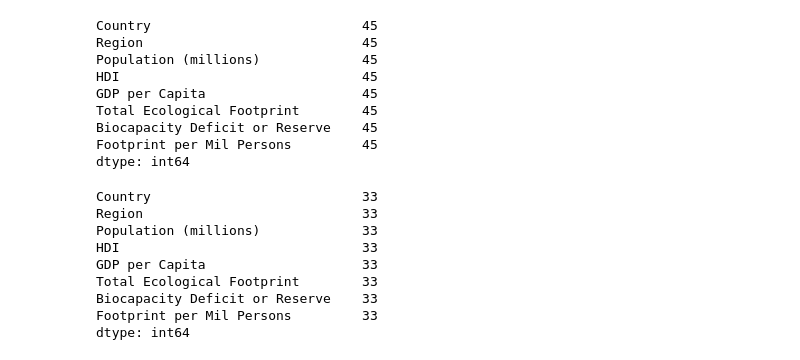
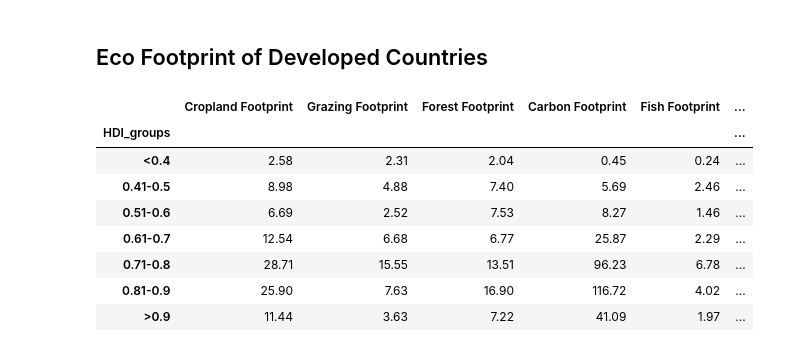
Before and after one commit to limbz-sami/Eco_footprint, a Jupyter notebook: footprint_development.ipynb, the cells around one changed output. Cells and saved outputs as stored; diff of their text form; code cells hidden in the pictures.

```diff
--- a/footprint_development.ipynb
+++ b/footprint_development.ipynb
@@ -70,27 +73,30 @@ dtype: int64
-# %%
-# Developed Countries with HDI > 0.8
-developed = my_df.loc[(my_df['HDI']>=0.8),:]
-developed.count()
-# %% [output]
-Country                           45
-Region                            45
-Population (millions)             45
-HDI                               45
-GDP per Capita                    45
-Total Ecological Footprint        45
-Biocapacity Deficit or Reserve    45
-Footprint per Mil Persons         45
-dtype: int64
-# %%
-underdeveloped = my_df.loc[(my_df['HDI']<=0.5),:]
-underdeveloped.count()
-# %% [output]
-Country                           33
-Region                            33
-Population (millions)             33
-HDI                               33
-GDP per Capita                    33
-Total Ecological Footprint        33
-Biocapacity Deficit or Reserve    33
-Footprint per Mil Persons         33
-dtype: int64
+# %% [markdown]
+## Eco Footprint of Developed Countries
+# %%
+# Developed countries only
+developed = eco_csv.loc[(eco_csv['HDI']>=0.8),:]
+# developed_c = developed['Country'].tolist()
+# developed_c
+developed_df = pd.DataFrame(eco_csv.iloc[:,[0,3,5,6,7,8,9,10]])
+developed_df.dropna(how='any', inplace=True)
+# developed_df.count()
+# developed_df
+# %%
+# Developed countries grouped by HDI
+bins = [0.3, 0.4, 0.5, 0.6, 0.7, 0.8, 0.9, 1]
+group_names = ["<0.4", "0.41-0.5", "0.51-0.6", "0.61-0.7", "0.71-0.8", "0.81-0.9", ">0.9"]
+
+developed_df['HDI_groups'] = pd.cut(developed_df['HDI'], bins, labels=group_names)
+dev_footprint = developed_df.groupby('HDI_groups').sum()
+dev_footprint.pop('HDI')
+dev_footprint
+# %% [output]
+|  | Cropland Footprint | Grazing Footprint | Forest Footprint | Carbon Footprint | Fish Footprint | ... |
+| HDI_groups |  |  |  |  |  | ... |
+| <0.4 | 2.58 | 2.31 | 2.04 | 0.45 | 0.24 | ... |
+| 0.41-0.5 | 8.98 | 4.88 | 7.40 | 5.69 | 2.46 | ... |
+| 0.51-0.6 | 6.69 | 2.52 | 7.53 | 8.27 | 1.46 | ... |
+| 0.61-0.7 | 12.54 | 6.68 | 6.77 | 25.87 | 2.29 | ... |
+| 0.71-0.8 | 28.71 | 15.55 | 13.51 | 96.23 | 6.78 | ... |
+| 0.81-0.9 | 25.90 | 7.63 | 16.90 | 116.72 | 4.02 | ... |
+| >0.9 | 11.44 | 3.63 | 7.22 | 41.09 | 1.97 | ... |
```
Also changed, not shown: parts of 19 cells of this notebook, 7 other files.
